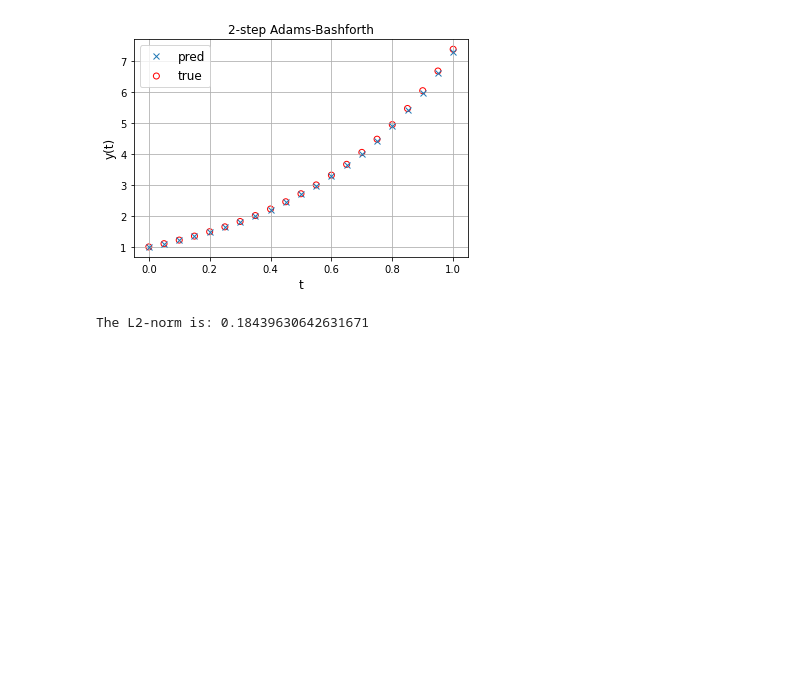
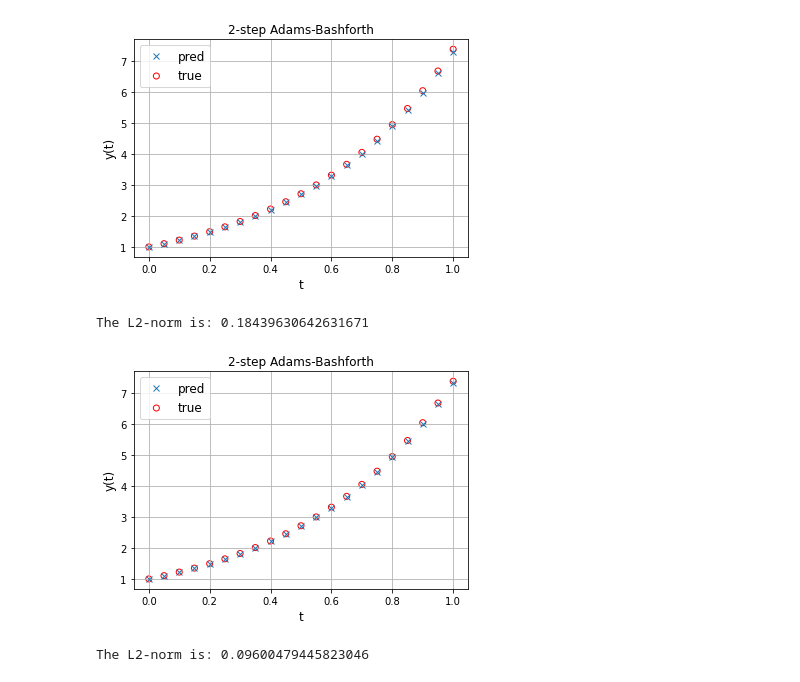
Before and after one commit to tanasr/DeepSolver, a Jupyter notebook: src/ode_solver.ipynb, the cells around one changed output. Saved outputs shown, nothing was run; the diff lists cells and outputs as text; code cells hidden in the pictures; blank space fills up the shorter version.

Commit message:
added AB 3step

```diff
--- a/src/ode_solver.ipynb
+++ b/src/ode_solver.ipynb
@@ -113,3 +113,30 @@ print('The L2-norm is: {0}'.format(error))
 # %% [output]
 [figure]
 The L2-norm is: 0.18439630642631671
+# %%
+# ADAMS-BASHFORTH 3 STEP METHOD
+t0 = 0; tN = 1; h = 0.05
+t = np.arange(t0, tN+h, h)
+y0 = 1 # exact(t0) = 1
+
+y_pred_AB3 = np.zeros(len(t))
+# initial conditions
+y_pred_AB3[0] = y0
+y_pred_AB3[1] = y_pred_AB3[0] + h*dydt(t, y_pred_AB3[0]) #one step FE
+y_pred_AB3[2] = y_pred_AB2[1] + h*(3/2*dydt(None, y_pred_AB2[1]) - 1/2*dydt(None, y_pred_AB2[0])) # one step Adams Bashforth
+
+for n in range(len(t)-3):
+    y_pred_AB3[n+3] = y_pred_AB3[n+2] + h*(23/12*dydt(t, y_pred_AB3[n+2]) - 16/12*dydt(t, y_pred_AB3[n+1]) + 5/12*dydt(t, y_pred_AB3[n]))
+error = norm([exact(t) - y_pred_AB3],2)
+
+plt.figure()
+plt.scatter(t,exact(t),facecolors='none', edgecolors='r',label='true')
+plt.plot(t,y_pred_AB3, marker='x',linestyle='',label='pred')
+plt.xlabel('t', fontsize='large')
+plt.ylabel('y(t)', fontsize='large')
+plt.legend(loc='best',fontsize='large')
+plt.title('2-step Adams-Bashforth'); plt.grid(); plt.show()
+print('The L2-norm is: {0}'.format(error))
+# %% [output]
+[figure, added]
+The L2-norm is: 0.09600479445823046
```
